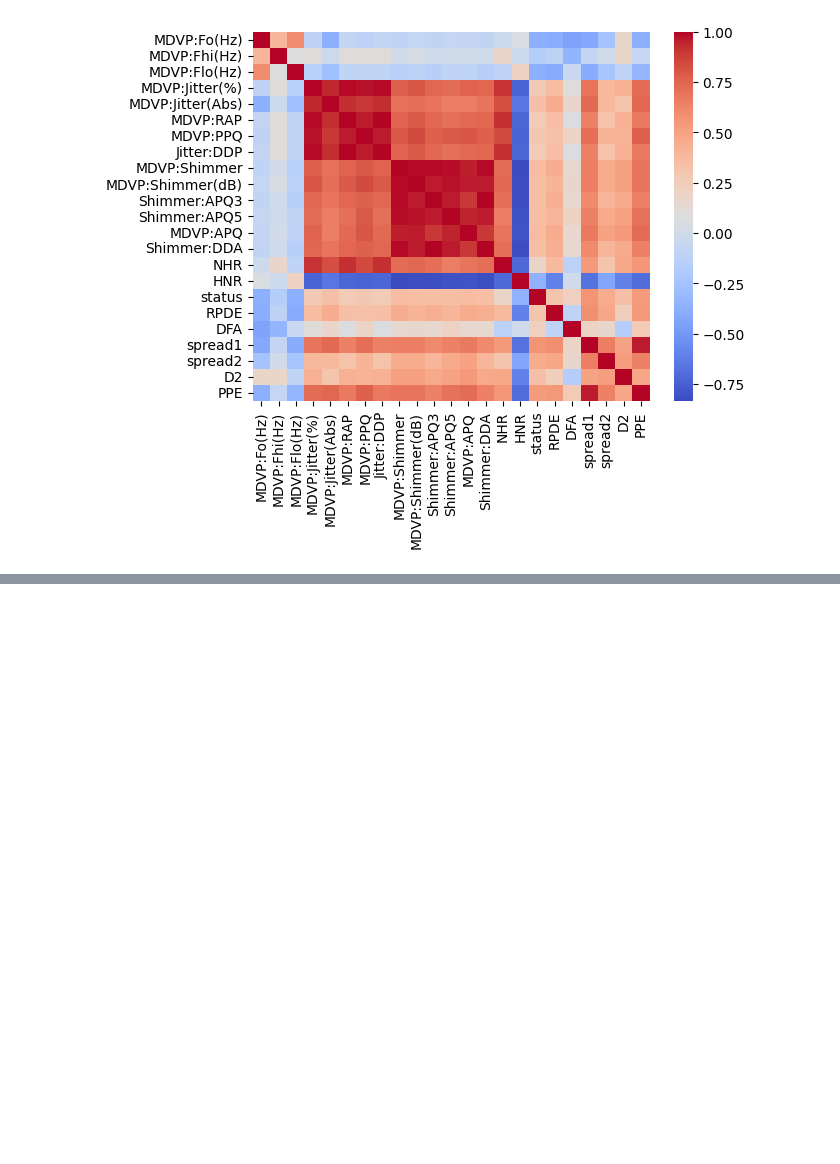
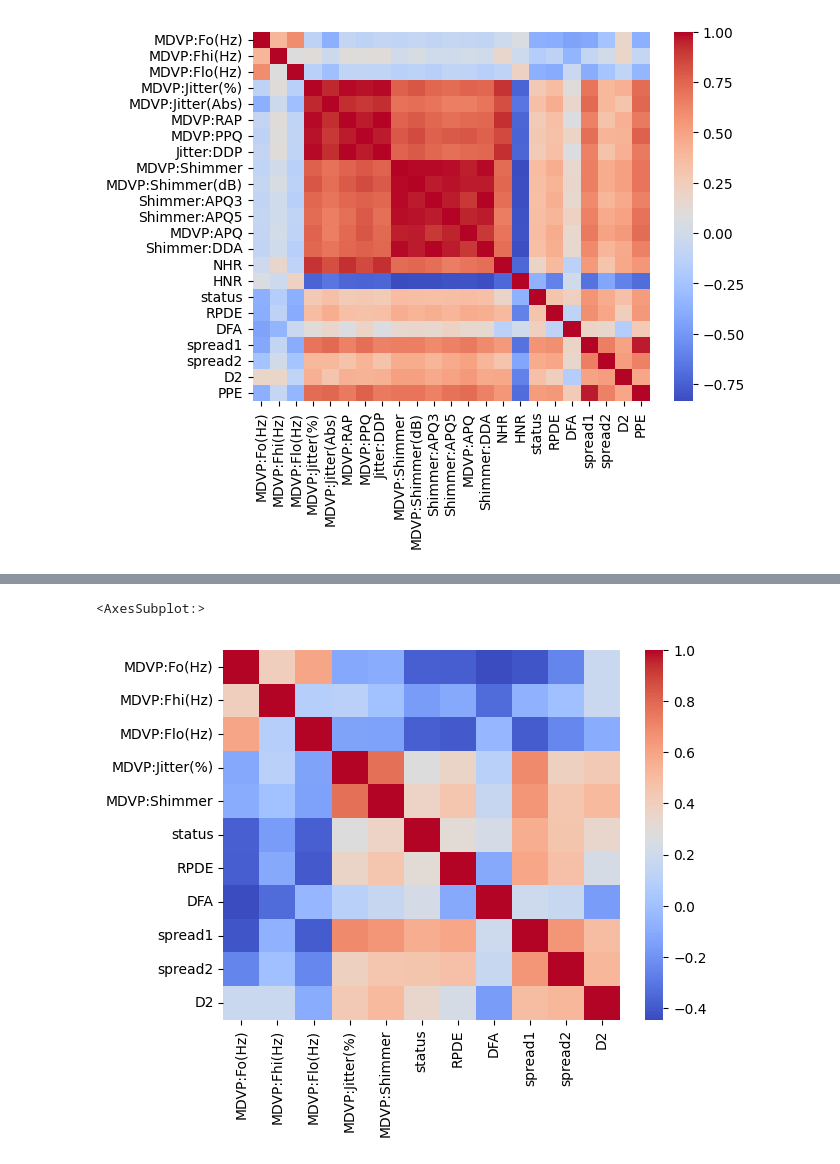
Before and after one commit to ishreya09/Parkinson-Prediction-Model, a Jupyter notebook: Data analysis.ipynb, the cells around one changed output, grey strips where cells are left out. Cells and saved outputs as stored; diff of their text form; code cells hidden in the pictures; blank space fills up the shorter version.

Commit message:
Remove highly correlated data

```diff
--- a/Data analysis.ipynb
+++ b/Data analysis.ipynb
@@ -302,0 +326,24 @@ sns.heatmap(df.corr(),cmap="coolwarm")
+# %%
+# remove highly correlated data
+
+# Calculate the correlation matrix
+correlation_matrix = df.corr()
+
+# Define a threshold for correlation (e.g., 0.80 or -0.80)
+threshold = 0.80
+
+# Find highly correlated pairs of columns
+highly_correlated = (correlation_matrix.abs() > threshold) & (correlation_matrix.abs() < 1.0)
+# %%
+# Create a list of columns to drop
+columns_to_drop = set()
+# %%
+# Iterate through the columns
+for col in highly_correlated:
+    correlated_cols = list(correlation_matrix.index[highly_correlated[col]])
+    for correlated_col in correlated_cols:
+        if correlated_col != col and col not in columns_to_drop:
+            columns_to_drop.add(correlated_col)
+# %%
+# Drop the highly correlated columns from the original DataFrame
+df_filtered = df.drop(columns=columns_to_drop)
@@ -302,0 +363,5 @@ sns.heatmap(df.corr(),cmap="coolwarm")
+# %%
+sns.heatmap(df_filtered.corr(),cmap="coolwarm")
+# %% [output]
+<AxesSubplot:>
+[figure, added]
```
Also changed, not shown: parts of 8 cells of this notebook.
